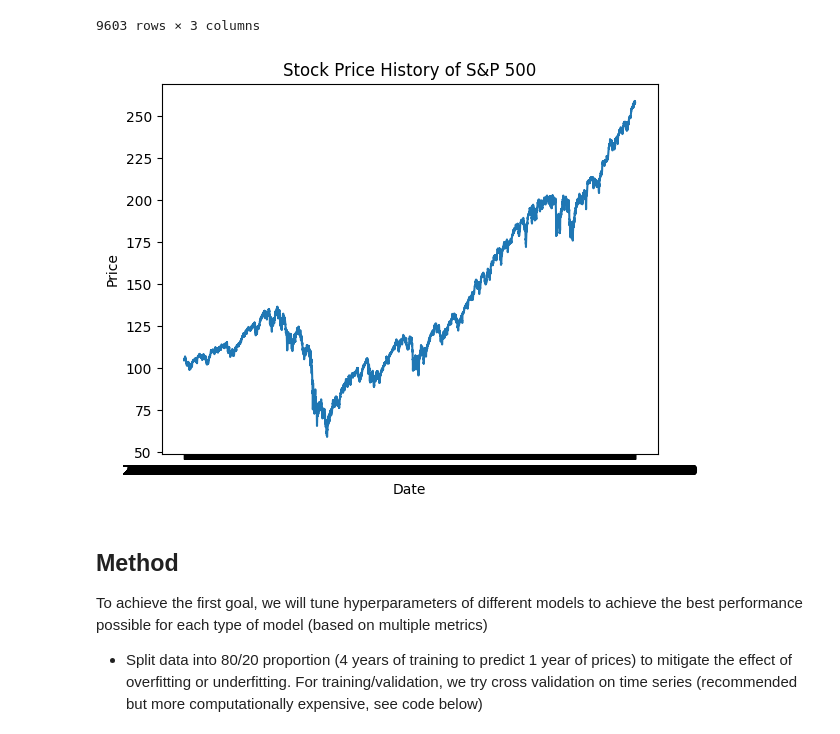
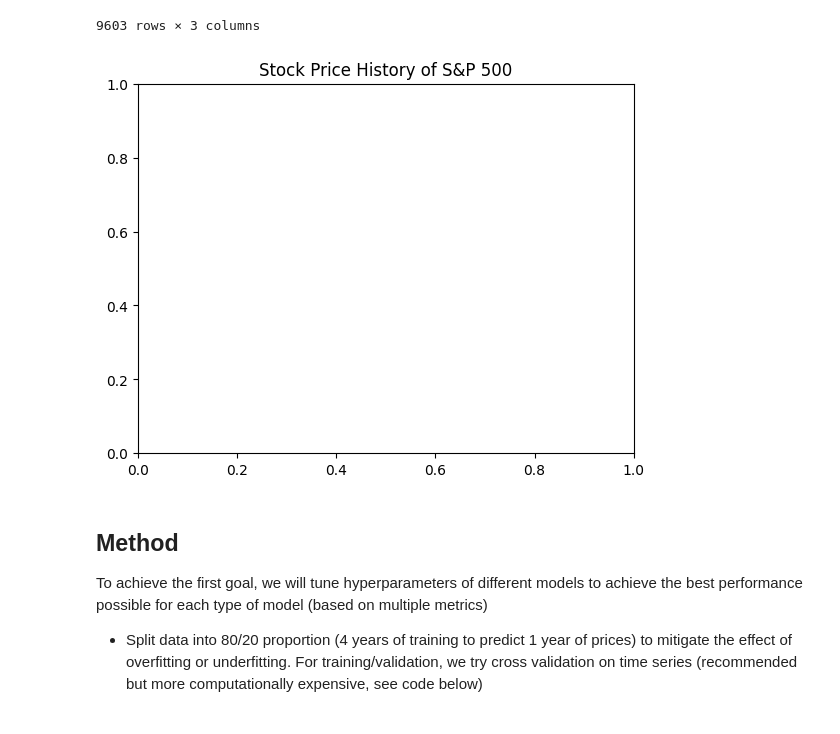
Before and after one commit to AdamChoong0095/NUS-Stock-Data, a Jupyter notebook: Stock_price_prediction.ipynb, the cells around one changed output. Cells and saved outputs as stored; diff of their text form; code cells hidden in the pictures.

```diff
--- a/Stock_price_prediction.ipynb
+++ b/Stock_price_prediction.ipynb
@@ -13,7 +11,7 @@ Drive already mounted at /content/drive; to attempt to forcibly remount, call dr
 # %%
 import pandas as pd
-sp500=pd.read_csv('/content/drive/MyDrive/cs3244_data/ETFs/spy.us.txt')
-sp500.drop(columns={'OpenInt','Volume'}, inplace=True)
+sp500=pd.read_csv('spy.us.txt')
+
 # Create empty lists to store the new data
 dates = []
 prices = []
@@ -119,12 +117,18 @@ sp500
 # %%
 import seaborn as sns
 import matplotlib.pyplot as plt
+
+impute = True
+
+if not impute:
+    sp500.drop(sp500[sp500['Type of Price'] == 'average'].index, inplace=True)
+
 graph_sp500_prices=sp500.drop(columns='Type of Price')
-sns.lineplot(data=graph_sp500_prices,x='Date',y='Price')
+#sns.lineplot(data=graph_sp500_prices,x='Date',y='Price')
 plt.title('Stock Price History of S&P 500')
 plt.show()
 # %% [output]
-[figure, old version]
+[figure, new version]
 # %% [markdown]
 ## Method
 To achieve the first goal, we will tune hyperparameters of different models to achieve the best performance possible for each type of model (based on multiple metrics)
```
Also changed, not shown: parts of 12 cells of this notebook, 2 other files.
